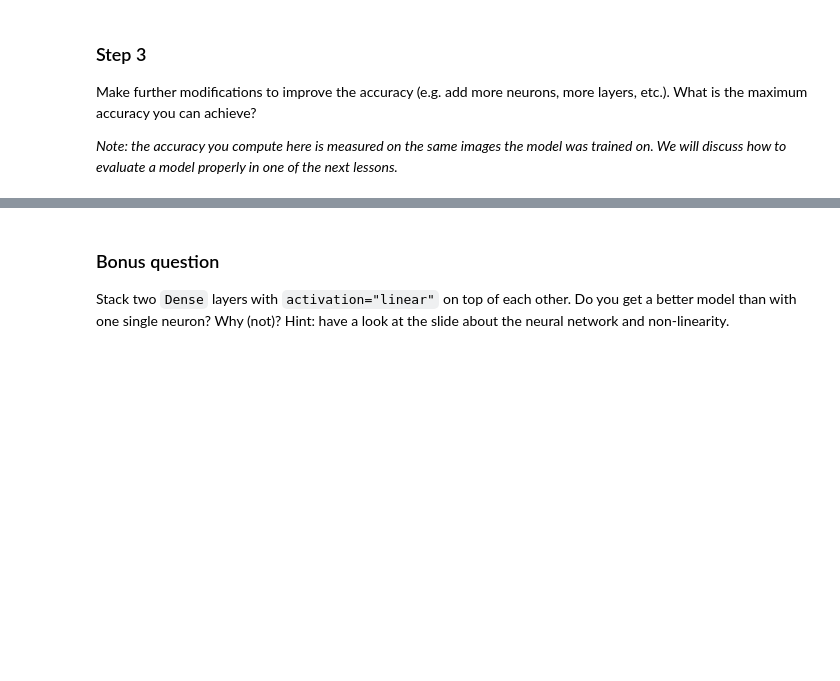
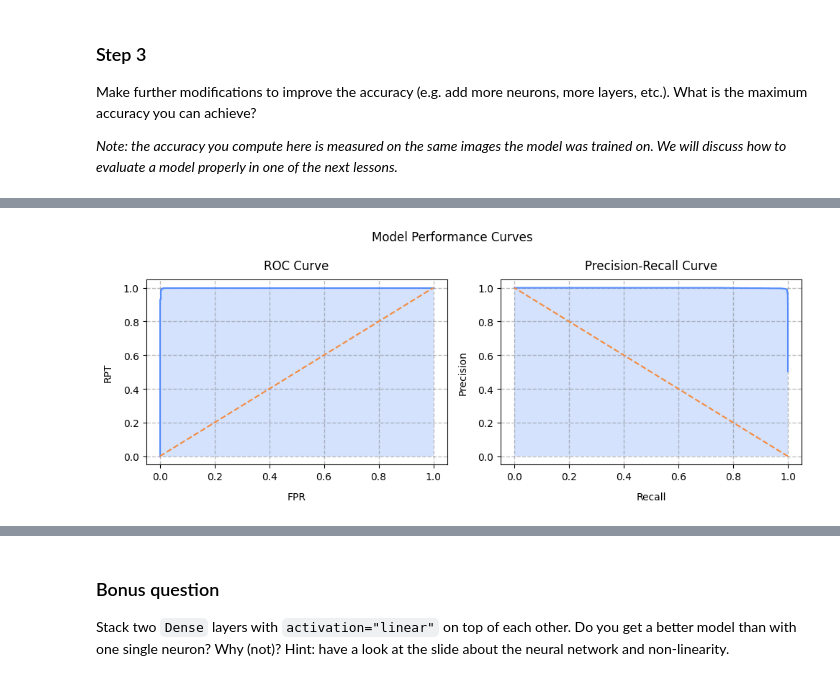
Before and after one commit to BogdanPinchuk/ComputerVision-PBY_HW12, a Jupyter notebook: Bohdan_Pinchuk_CV_HW12.ipynb, the cells around one changed output, grey strips where cells are left out. Cells and saved outputs as stored; diff of their text form; code cells hidden in the pictures; blank space fills up the shorter version.

```diff
--- a/Bohdan_Pinchuk_CV_HW12.ipynb
+++ b/Bohdan_Pinchuk_CV_HW12.ipynb
@@ -424,3 +424,88 @@ plt.show()
 Make further modifications to improve the accuracy (e.g. add more neurons, more layers, etc.). What is the maximum accuracy you can achieve?
 
 *Note: the accuracy you compute here is measured on the same images the model was trained on. We will discuss how to evaluate a model properly in one of the next lessons.*
+# %%
+# Multi-Layer Perceptron
+
+import os
+
+os.environ['KERAS_BACKEND'] = 'torch'
+
+import keras
+from keras import Model
+from keras.layers import Dense, Input
+from tqdm.auto import tqdm
+import apps.main as mn
+import apps.reporter as rpt
+
+# Input data
+learning_rate = 0.001
+n_epochs = 10
+batch_size = 32
+# to get similar results every time
+rng_seed = 42
+
+# Solution
+
+# set similar behavior for keras
+keras.utils.set_random_seed(rng_seed)
+
+# preparing model
+def build_model():
+    inputs = Input(shape=(pixels.shape[1],), name="input_pixels")
+    net = Dense(64, activation="leaky_relu", kernel_initializer="he_normal", name="hidden_layer_1")(inputs)
+    net = Dense(16, activation="elu", kernel_initializer="he_normal", name="hidden_layer_2")(net)
+    outputs = Dense(1, activation="sigmoid", kernel_initializer="glorot_uniform", name="output_classification")(net)
+    return Model(inputs=inputs, outputs=outputs, name="modified_model")
+
+
+modified_model = build_model()
+# print model
+modified_model.summary()
+
+# compiling
+optimizer = keras.optimizers.Adam(learning_rate=learning_rate)
+# for testing/comparing
+# optimizer = keras.optimizers.SGD(learning_rate=learning_rate)
+modified_model.compile(optimizer=optimizer, loss="binary_crossentropy", metrics=["accuracy"])
+
+# training
+# for testing/comparing
+# history_mlp = modified_model.fit(pixels, labels, epochs=n_epochs, batch_size=batch_size, verbose=2)
+
+losses_mlp = []
+accuracies_mlp = []
+
+# (used from https://github.com/BogdanPinchuk/DataScience-PBY_HW22)
+history_mlp = None
+total_pbar = tqdm(range(n_epochs), desc="Total training", leave=True)
+for epoch in total_pbar:
+    history_mlp = modified_model.fit(pixels, labels, epochs=1, batch_size=batch_size, verbose=0)
+    avg_loss = history_mlp.history['loss'][-1]
+    losses_mlp.append(avg_loss)
+    avg_acc = history_mlp.history['accuracy'][-1]
+    accuracies_mlp.append(avg_acc)
+    # print data in console
+    total_pbar.write(
+        f"Epoch: {epoch + 1}, Loss: {avg_loss:.4f}, Accuracy: {avg_acc:.4f}, Status: {(epoch + 1.0) / n_epochs:.2%}")
+
+labels_prob = modified_model.predict(pixels, verbose=0).squeeze()
+labels_pred = (labels_prob >= 0.5).astype(float)
+
+rp = rpt.Reporter()
+rp.tolerance = 4
+rp.add_item("Model Architecture", "Deep MLP (64 LeakyReLU -> 16 ELU -> 1 Sigmoid)")
+rp.add_item("Trainable Parameters", f"{modified_model.count_params():,}")
+rp.add_item("Loss Function", "Binary Cross-Entropy (BCE)")
+rp.add_item("Optimizer", "Adam")
+rp.add_item("Learning Rate", rp.format_value(learning_rate))
+rp.add_item("Batch Size", str(batch_size))
+rp.add_item("Epochs", str(n_epochs))
+rp.add_item("Initial Loss", rp.format_value(losses_mlp[0]))
+rp.add_item("Final Loss", rp.format_value(losses_mlp[-1]))
+rp.add_item("Achieved Accuracy", rp.format_value(accuracies_mlp[-1]))
+
+# Print results
+rp.print_pd_report("Multi-Layer Perceptron Performance")
+df_metrics_mlp = mn.calc_class_metrics(labels, labels_pred, labels_prob)
+# %% [output]
@@ -426,0 +566 @@ Make further modifications to improve the accuracy (e.g. add more neurons, more
+[figure, added]
```
Also changed, not shown: parts of 4 cells of this notebook.
